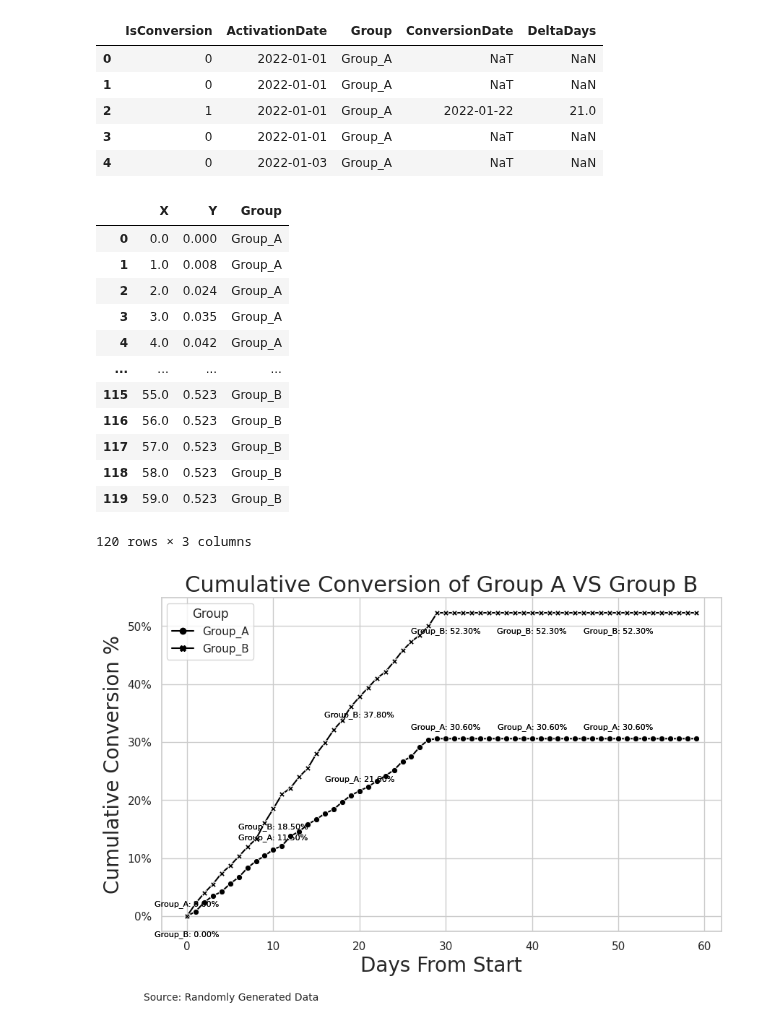
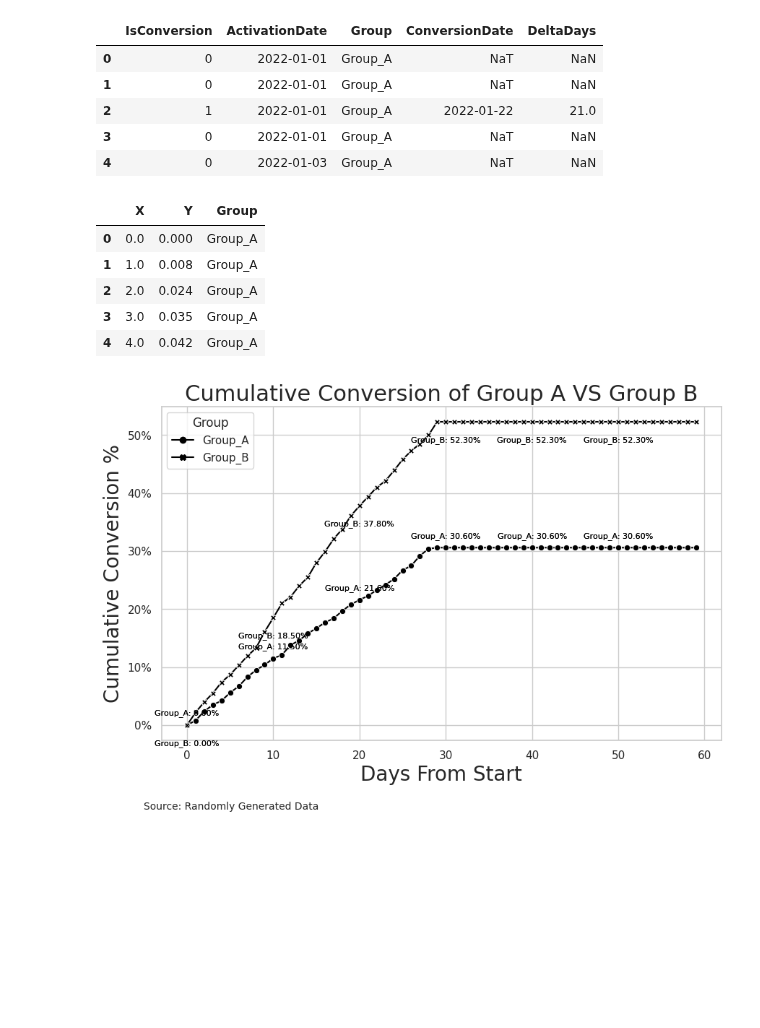
Before and after one commit to pparkitn/kaggle, a Jupyter notebook: conversion-curve-a-b-test.ipynb, the cells around one changed output. Drawn from its saved outputs; the diff is of its cells as text; code cells hidden in the pictures; blank space fills up the shorter version.

```diff
--- a/conversion-curve-a-b-test.ipynb
+++ b/conversion-curve-a-b-test.ipynb
@@ -75,21 +75,14 @@ DF2_R['Group'] = 'Group_B'
 DF2_R = DF2_R.rename(index=str,columns={"DayNumber":"X","Conv_Total":"Y"})
 # %%
 fin_df = pd.concat([DF1_R, DF2_R], ignore_index=True)
-fin_df
+fin_df.head(5)
 # %% [output]
 |  | X | Y | Group |
 | 0 | 0.0 | 0.000 | Group_A |
 | 1 | 1.0 | 0.008 | Group_A |
 | 2 | 2.0 | 0.024 | Group_A |
 | 3 | 3.0 | 0.035 | Group_A |
 | 4 | 4.0 | 0.042 | Group_A |
-| ... | ... | ... | ... |
-| 115 | 55.0 | 0.523 | Group_B |
-| 116 | 56.0 | 0.523 | Group_B |
-| 117 | 57.0 | 0.523 | Group_B |
-| 118 | 58.0 | 0.523 | Group_B |
-| 119 | 59.0 | 0.523 | Group_B |
-120 rows × 3 columns
 # %%
 sns.set(style="whitegrid", font_scale=1)
 
```
Also changed, not shown: parts of 2 cells of this notebook.
